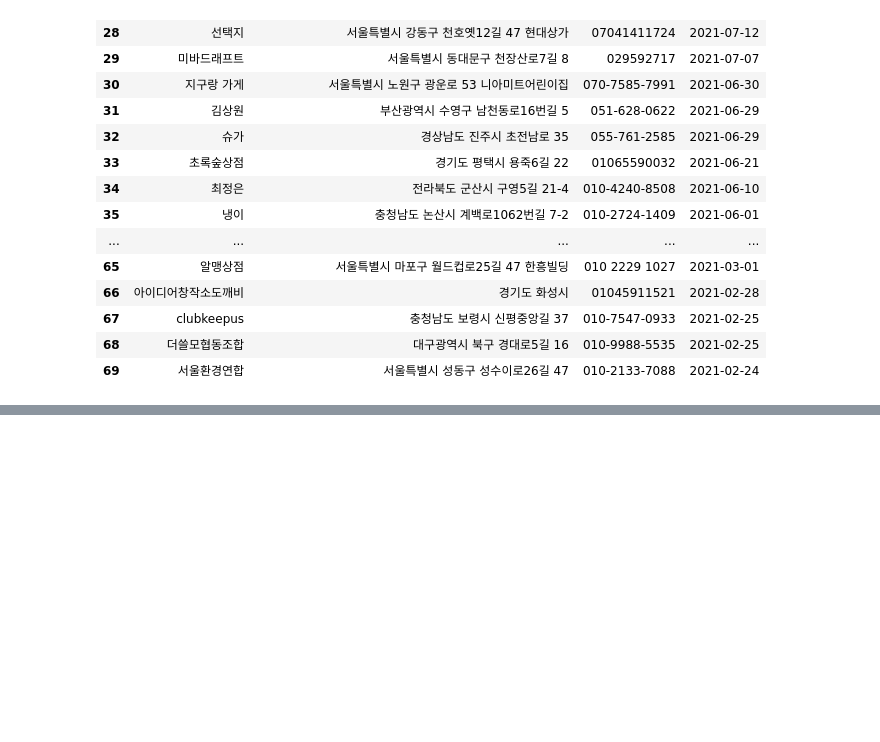
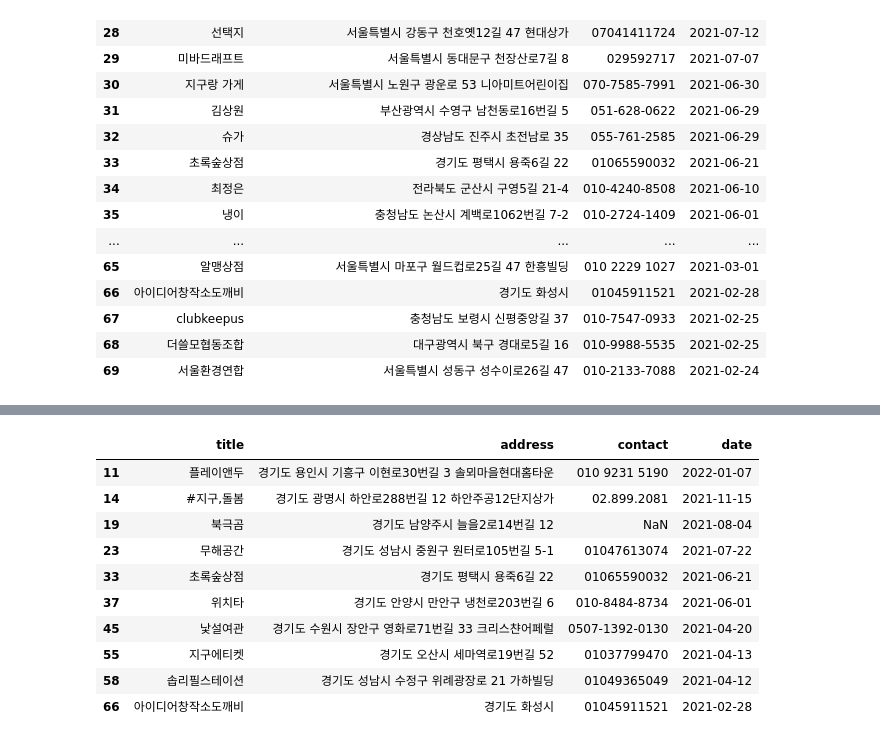
Before and after one commit to yeomsee/Ecothon_2023, a Jupyter notebook: 전국 생활 폐기물 데이터 시계열 분석을 통한 플라스틱 방앗간 추가 위치 선정/플라스틱 방앗간 데이터/크롤링 데이터 정제/플라스틱_방앗간_수거공간_정보_데이터_정제.ipynb, the cells around one changed output, grey strips where cells are left out. Saved outputs shown, nothing was run; the diff lists cells and outputs as text; code cells hidden in the pictures; blank space fills up the shorter version.

```diff
--- a/전국 생활 폐기물 데이터 시계열 분석을 통한 플라스틱 방앗간 추가 위치 선정/플라스틱 방앗간 데이터/크롤링 데이터 정제/플라스틱_방앗간_수거공간_정보_데이터_정제.ipynb
+++ b/전국 생활 폐기물 데이터 시계열 분석을 통한 플라스틱 방앗간 추가 위치 선정/플라스틱 방앗간 데이터/크롤링 데이터 정제/플라스틱_방앗간_수거공간_정보_데이터_정제.ipynb
@@ -119,0 +129,15 @@ mydata[26:]
+# %%
+df_경기 = mydata[mydata["address"].str.contains("경기도")]
+df_경기
+# %% [output]
+|  | title | address | contact | date |
+| 11 | 플레이앤두 | 경기도 용인시 기흥구 이현로30번길 3 솔뫼마을현대홈타운 | 010 9231 5190 | 2022-01-07 |
+| 14 | #지구,돌봄 | 경기도 광명시 하안로288번길 12 하안주공12단지상가 | 02.899.2081 | 2021-11-15 |
+| 19 | 북극곰 | 경기도 남양주시 늘을2로14번길 12 | NaN | 2021-08-04 |
+| 23 | 무해공간 | 경기도 성남시 중원구 원터로105번길 5-1 | 01047613074 | 2021-07-22 |
+| 33 | 초록숲상점 | 경기도 평택시 용죽6길 22 | 01065590032 | 2021-06-21 |
+| 37 | 위치타 | 경기도 안양시 만안구 냉천로203번길 6 | 010-8484-8734 | 2021-06-01 |
+| 45 | 낯설여관 | 경기도 수원시 장안구 영화로71번길 33 크리스챤어페럴 | 0507-1392-0130 | 2021-04-20 |
+| 55 | 지구에티켓 | 경기도 오산시 세마역로19번길 52 | 01037799470 | 2021-04-13 |
+| 58 | 솝리필스테이션 | 경기도 성남시 수정구 위례광장로 21 가하빌딩 | 01049365049 | 2021-04-12 |
+| 66 | 아이디어창작소도깨비 | 경기도 화성시 | 01045911521 | 2021-02-28 |
```
Also changed, not shown: parts of 17 cells of this notebook.
